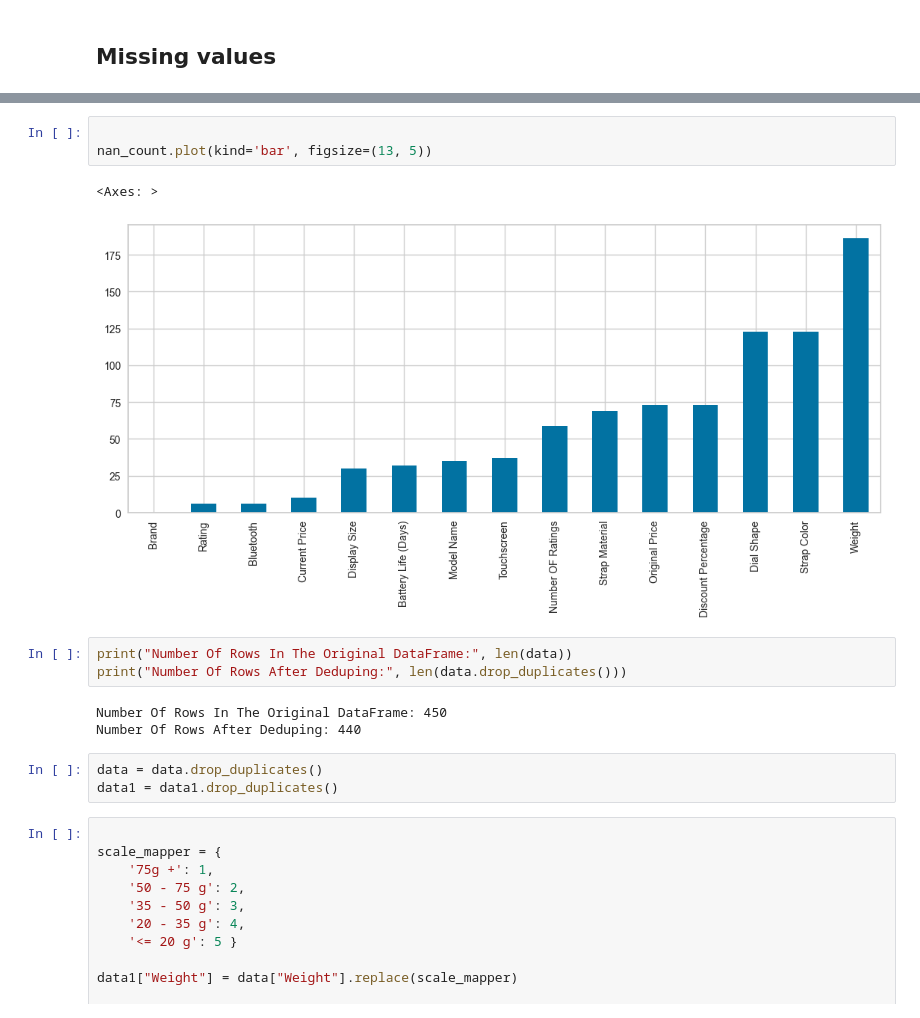
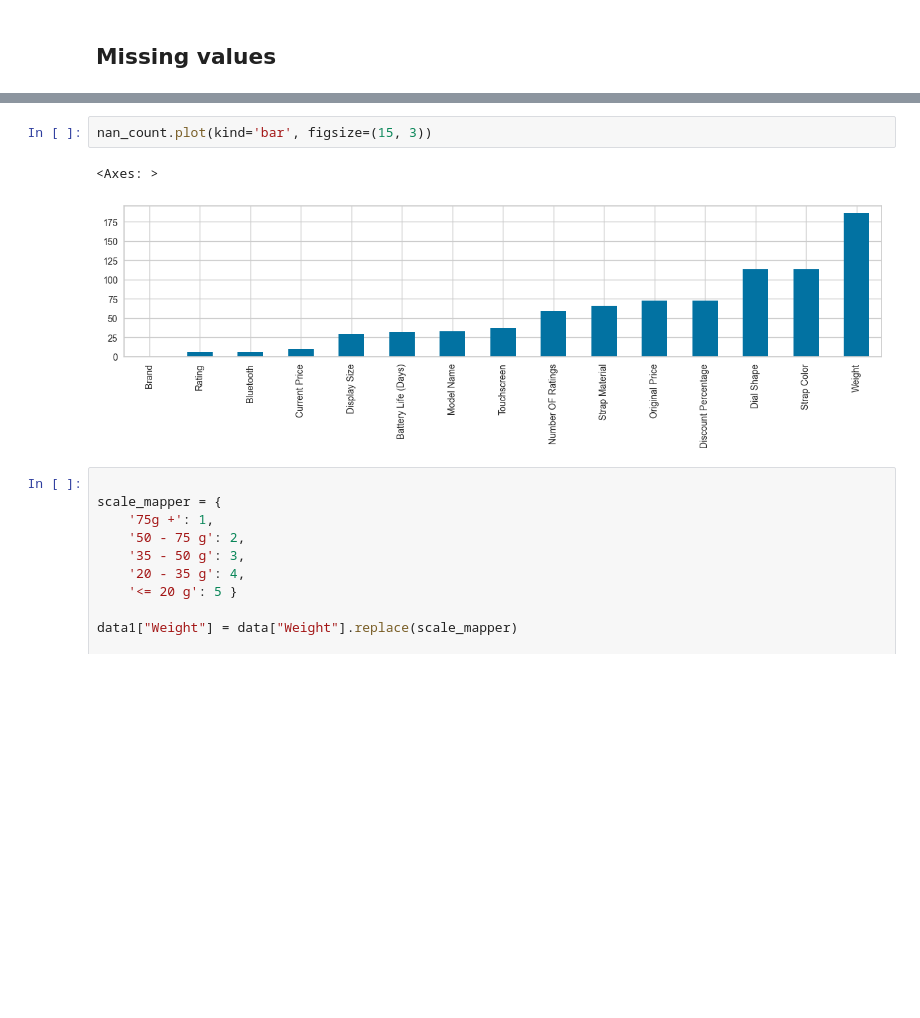
Before and after one commit to milicaj00/ML-P1-Classification, a Jupyter notebook: Projekat 2/main.ipynb, the cells around one changed output, grey strips where cells are left out. Drawn from its saved outputs; the diff is of its cells as text; blank space fills up the shorter version.

```diff
--- a/Projekat 2/main.ipynb
+++ b/Projekat 2/main.ipynb
@@ -293,18 +301,8 @@ pd.DataFrame.from_dict(n_miss).T
 # %%
-
-nan_count.plot(kind='bar', figsize=(13, 5))
+nan_count.plot(kind='bar', figsize=(15, 3))
 # %% [output]
 <Axes: >
-[figure, old version]
+[figure, new version]
-# %%
-print("Number Of Rows In The Original DataFrame:", len(data))
-print("Number Of Rows After Deduping:", len(data.drop_duplicates()))
-# %% [output]
-Number Of Rows In The Original DataFrame: 450
-Number Of Rows After Deduping: 440
-# %%
-data = data.drop_duplicates()
-data1 = data1.drop_duplicates()
 # %%
 
 scale_mapper = {
```
Also changed, not shown: parts of 29 cells of this notebook.
